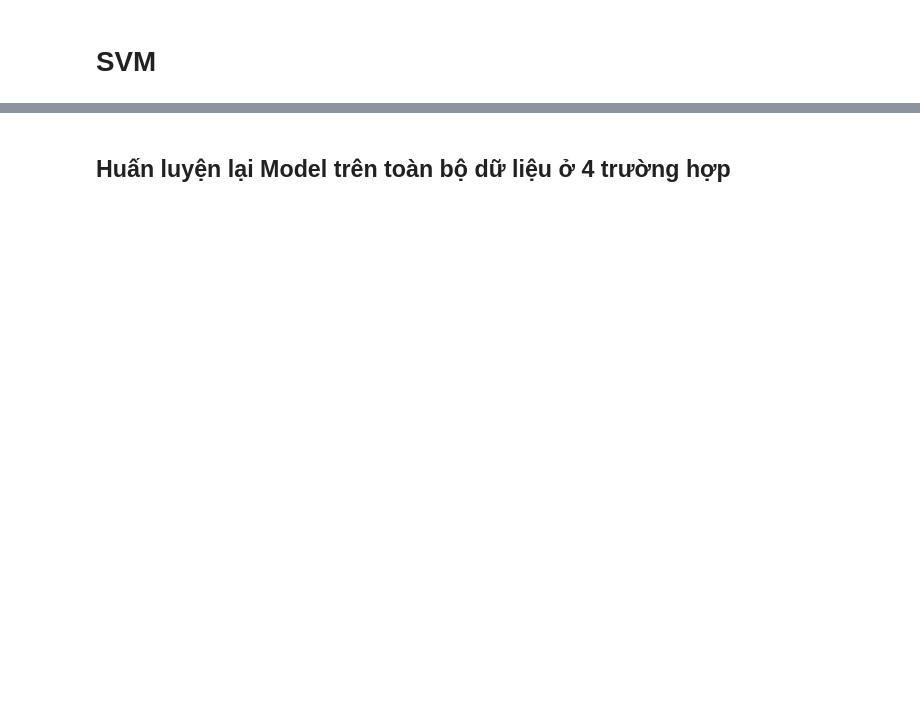
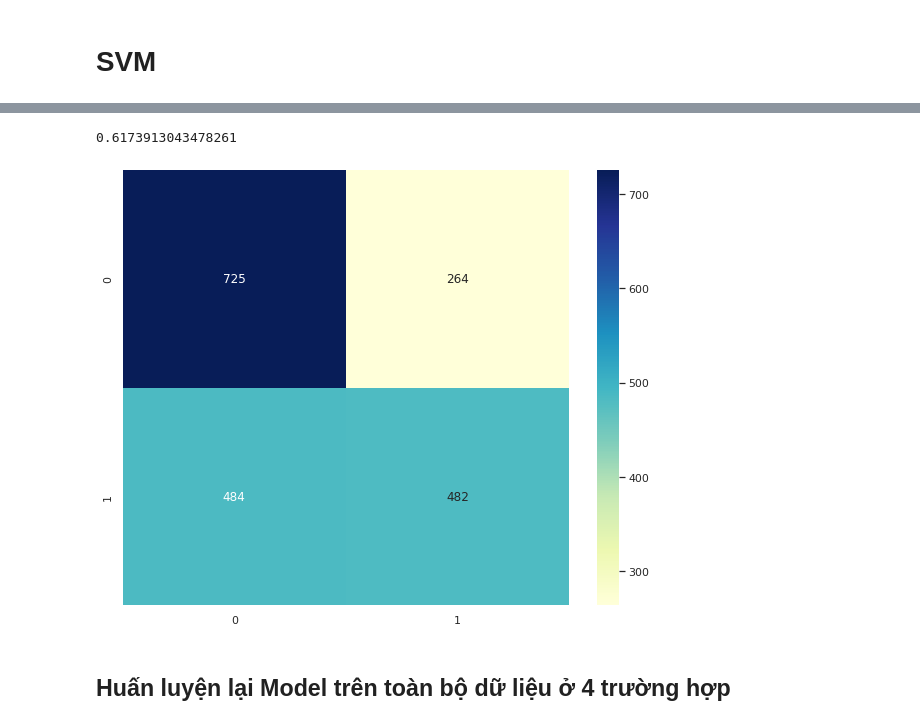
Before and after one commit to phuocleoceo/AmbitionBox-Rating, a Jupyter notebook: test-model/test.ipynb, the cells around one changed output, grey strips where cells are left out. Drawn from its saved outputs; the diff is of its cells as text; code cells hidden in the pictures; blank space fills up the shorter version.

```diff
--- a/test-model/test.ipynb
+++ b/test-model/test.ipynb
@@ -226,3 +235,18 @@ Test set : 57.91 (%)
+# %%
+def SVM_Model(XTrain, YTrain, XTest, YTest, best_params):
+    svm_model = SVC(C=best_params["C"],
+                    gamma=best_params["gamma"],
+                    kernel=best_params["kernel"])
+    svm_model.fit(XTrain, YTrain)
+    Y_pred = svm_model.predict(XTest)
+    sns.heatmap(confusion_matrix(YTest, Y_pred), cmap="YlGnBu", annot=True, fmt='g')
+    print(accuracy_score(YTest, Y_pred))
+
+
+SVM_Model(X_train, Y_train, X_test, Y_test, best_params_1)
+# %% [output]
+0.6173913043478261
+[figure, added]
 # %% [markdown]
 ## Huấn luyện lại Model trên toàn bộ dữ liệu ở 4 trường hợp
 # %%
```
Also changed, not shown: parts of 12 cells of this notebook.
